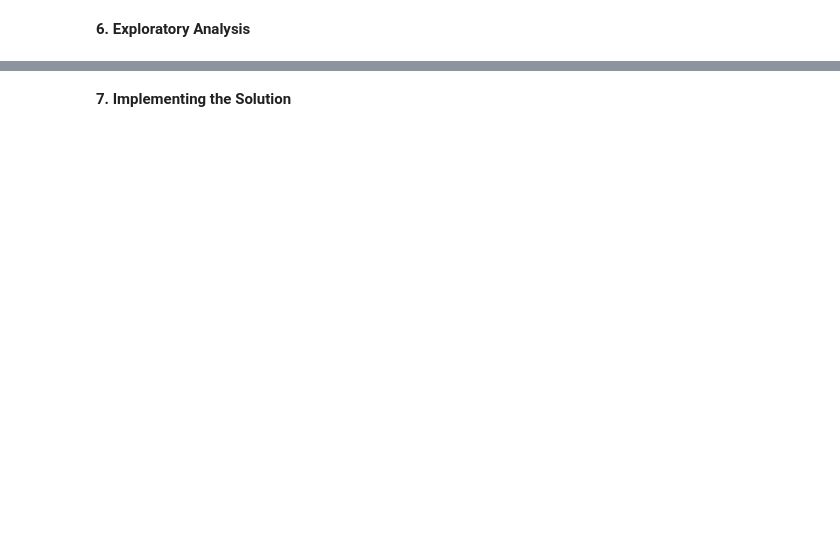
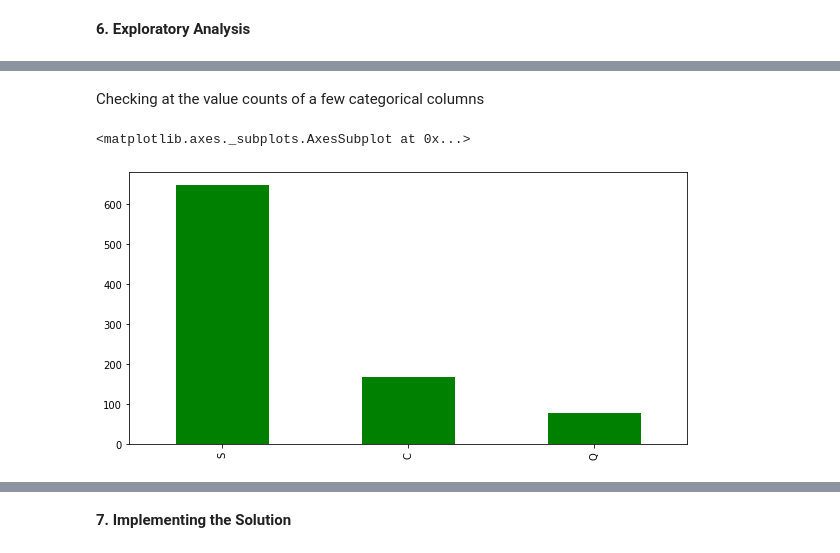
Before and after one commit to Ayubbett/Moringa-School-Week-9-Independent-Project, a Jupyter notebook: Moringa_School_Data_Science_Core_W9_Independent_Project_2021_12_AYUB_BETT_Python_Notebook.ipynb, the cells around one changed output, grey strips where cells are left out. Saved outputs shown, nothing was run; the diff lists cells and outputs as text; code cells hidden in the pictures; blank space fills up the shorter version.

```diff
--- a/Moringa_School_Data_Science_Core_W9_Independent_Project_2021_12_AYUB_BETT_Python_Notebook.ipynb
+++ b/Moringa_School_Data_Science_Core_W9_Independent_Project_2021_12_AYUB_BETT_Python_Notebook.ipynb
@@ -140,0 +192,8 @@ We notice that this dataset has been presented in  a way that it is diffucult to
+# %% [markdown]
+Checking at the value counts of a few categorical columns
+# %%
+plt.figure(figsize = (10,5))
+df['Embarked'].value_counts().plot(kind = 'bar', color = 'green')
+# %% [output]
+<matplotlib.axes._subplots.AxesSubplot at 0x...>
+[figure, added]
```
Also changed, not shown: parts of 100 cells of this notebook.
